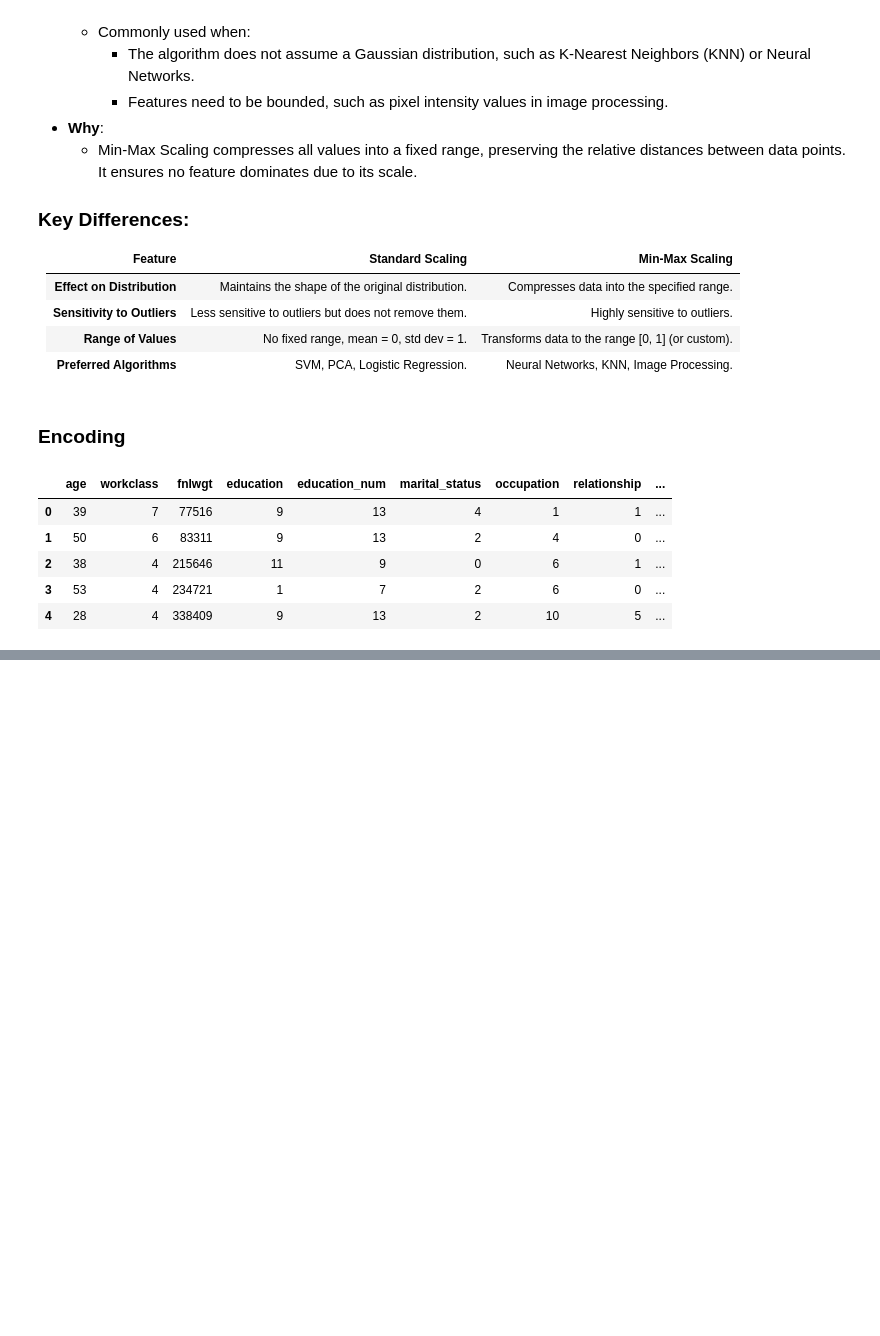
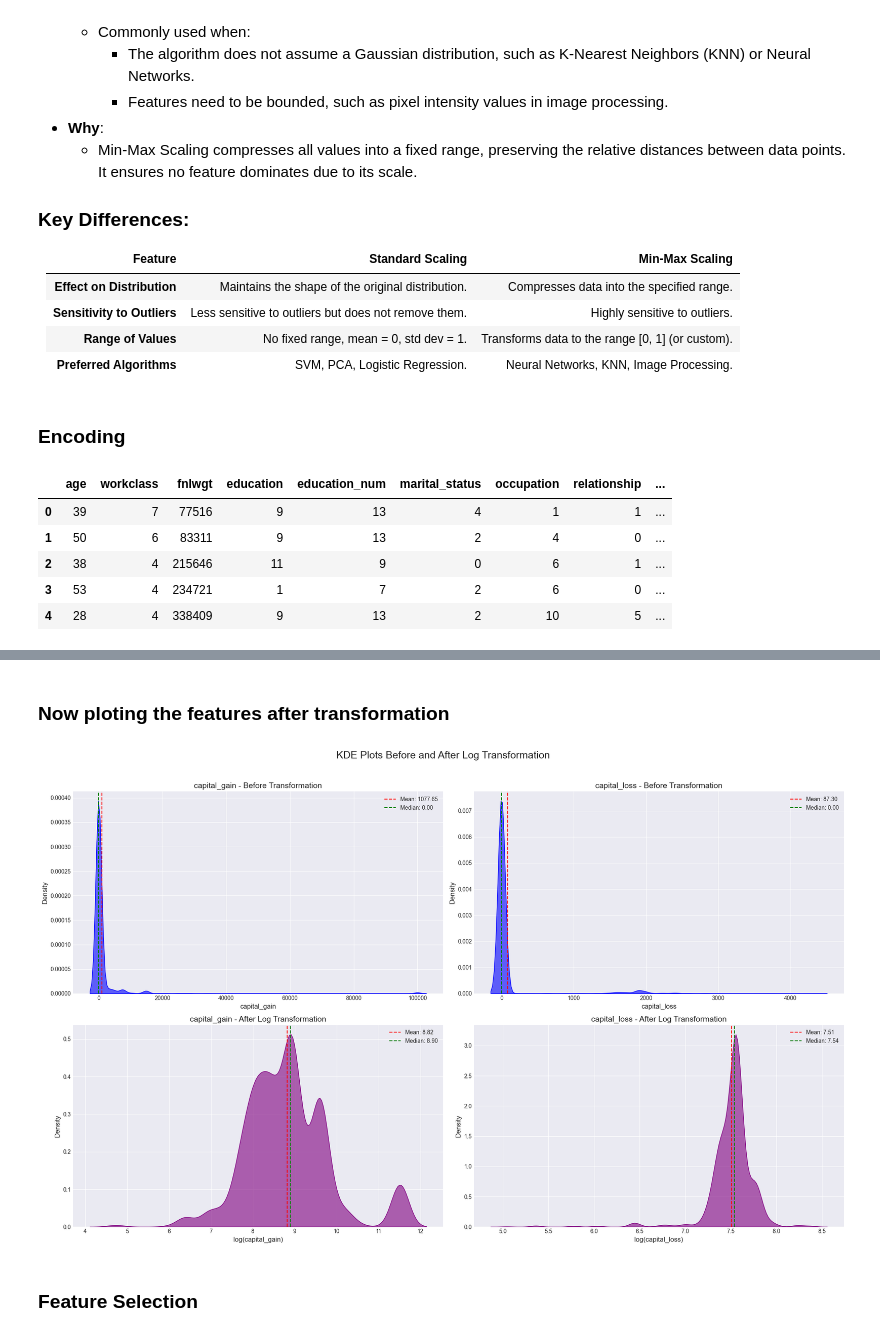
Before and after one commit to Ayush-dhabale/ExeclR_Assignments, a Jupyter notebook: EDA2/eda.ipynb, the cells around one changed output, grey strips where cells are left out. Cells and saved outputs as stored; diff of their text form; code cells hidden in the pictures; blank space fills up the shorter version.

```diff
--- a/EDA2/eda.ipynb
+++ b/EDA2/eda.ipynb
@@ -617,0 +831,2 @@ data.head()
+# %%
+transformed_columns = ['capital_gain', 'capital_loss']
@@ -617,0 +844,2 @@ data.head()
+# %% [markdown]
+### Now ploting the features after transformation
@@ -617,0 +895,6 @@ data.head()
+# %%
+plot_kde(data= data, features= transformed_columns)
+# %% [output]
+[figure, added]
+# %% [markdown]
+### Feature Selection
```
Also changed, not shown: parts of 45 cells of this notebook, 2 other files.
